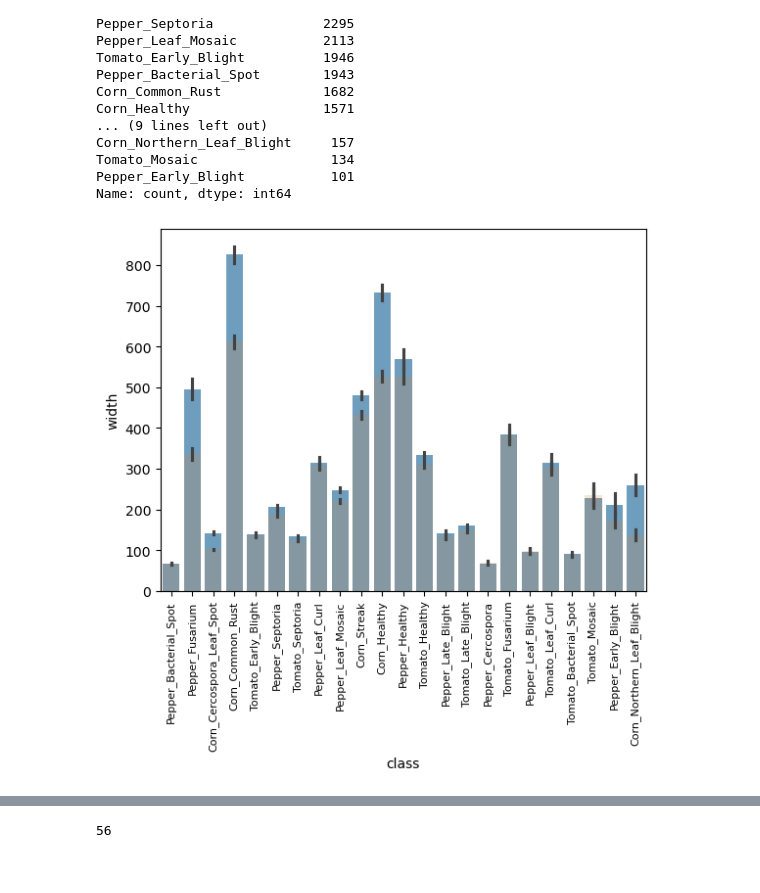
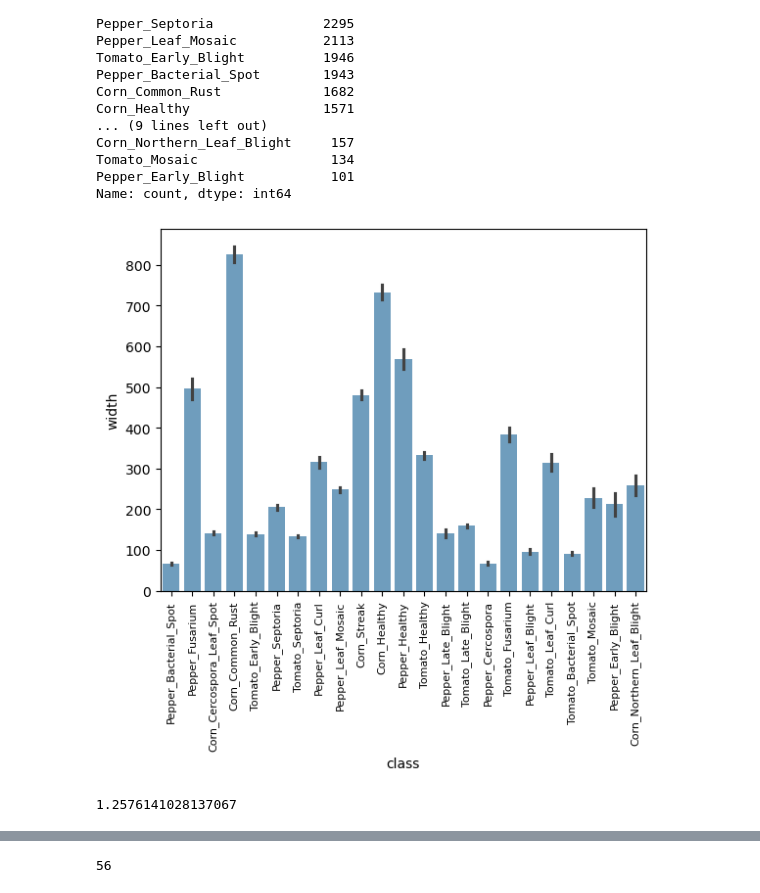
Before and after one commit to e-hokage777/Crop_Disease_Detection, a Jupyter notebook: notebooks/EDA.ipynb, the cells around one changed output, grey strips where cells are left out. Cells and saved outputs as stored; diff of their text form; code cells hidden in the pictures.

```diff
--- a/notebooks/EDA.ipynb
+++ b/notebooks/EDA.ipynb
@@ -113,11 +126,15 @@ Pepper_Early_Blight           101
 Name: count, dtype: int64
 # %%
 sns.barplot(df_train, x="class", y="width", alpha=0.7)
-sns.barplot(df_train, x="class", y="height", alpha=0.2)
+# sns.barplot(df_train, x="class", y="height", alpha=0.2)
 plt.xticks(rotation=90, size=8)
 plt.show()
 # %% [output]
-[figure, old version]
+[figure, new version]
+# %%
+df_train[df_train["class"] == "Tomato_Fusarium"]["aspect"].mean()
+# %% [output]
+1.2576141028137067
 # %%
 sns.barplot(df_train, x="class", y="aspect", alpha=0.7)
 # sns.barplot(df_train, x="class", y="aspect", alpha=0.2)
```
Also changed, not shown: parts of 33 cells of this notebook, 20 other files.
